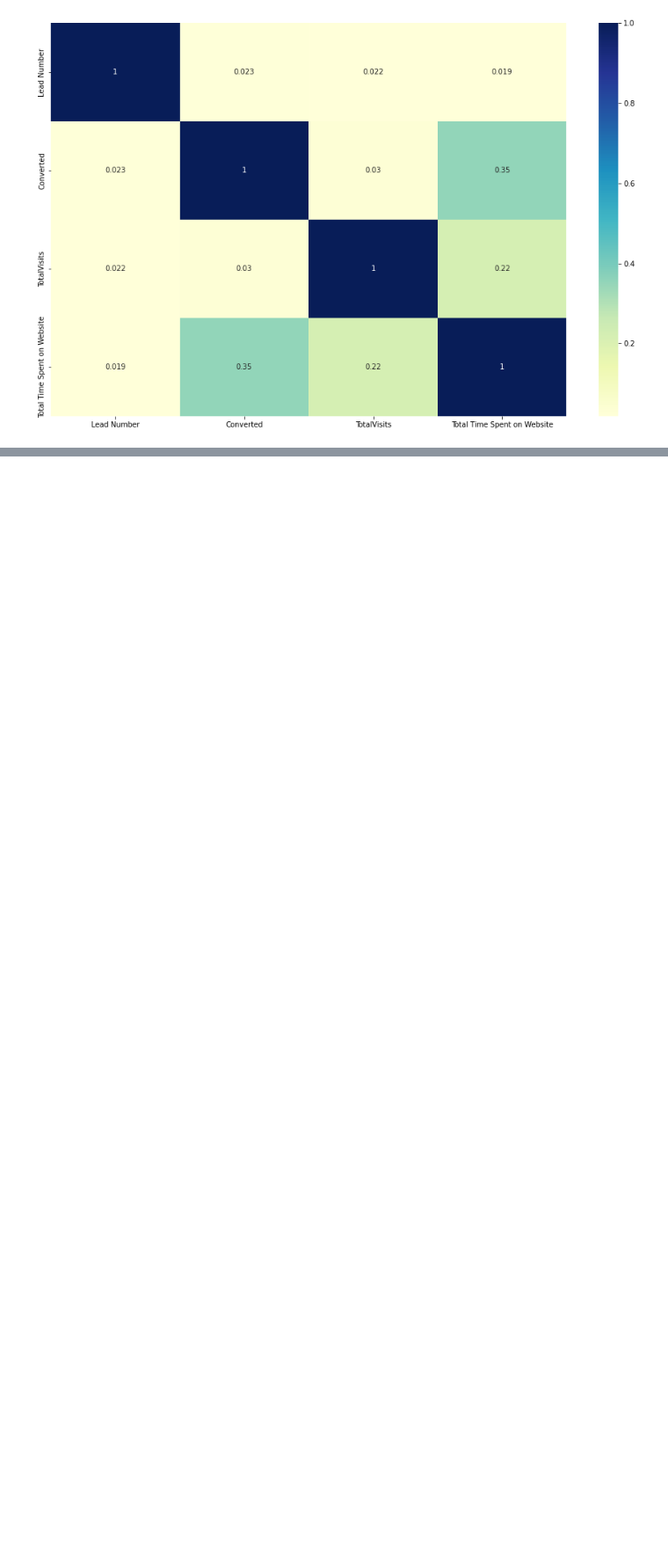
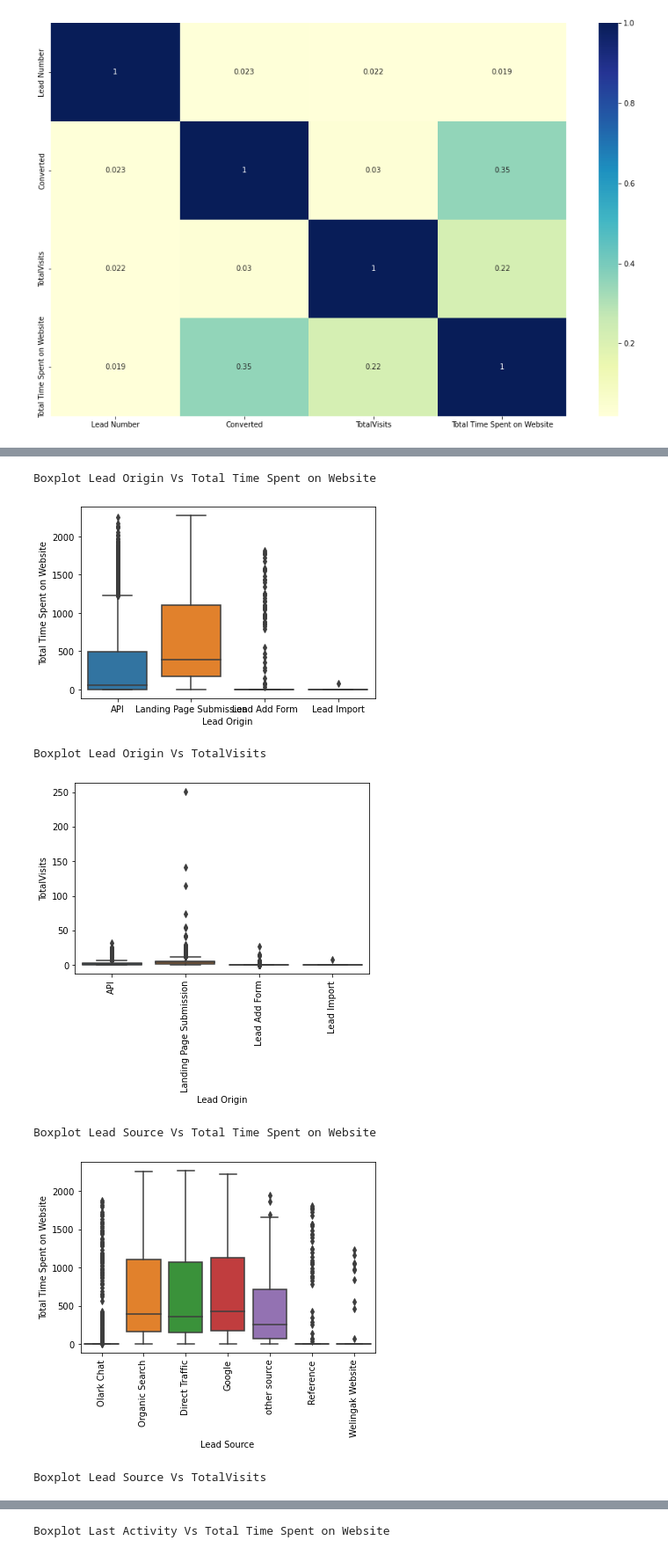
Before and after one commit to A9584/Lead_scoring_analysis, a Jupyter notebook: Upgrad lead scoring assignment.ipynb, the cells around one changed output, grey strips where cells are left out. Shown at 88% size. Drawn from its saved outputs; the diff is of its cells as text; code cells hidden in the pictures; blank space fills up the shorter version.

```diff
--- a/Upgrad lead scoring assignment.ipynb
+++ b/Upgrad lead scoring assignment.ipynb
@@ -1011,0 +1021,7 @@ plt.show()
+# %%
+id_cols=['Prospect ID','Lead Number']
+cat_cols=['Lead Origin','Lead Source','Last Activity','Specialization','What is your current occupation',
+         'Tags', 'City', 'A free copy of Mastering The Interview','Last Notable Activity', 'Converted']
+num_cols=['Total Time Spent on Website','TotalVisits']
+# %%
+leads = leads.astype({"Converted":'object'})
@@ -1011,0 +1048,15 @@ plt.show()
+# %%
+for i in cat_cols:
+    for j in num_cols:
+        print("Boxplot",i,"Vs",j)
+        sns.boxplot(leads[i],leads[j])
+        plt.show()
+        plt.xticks(rotation=90)
+# %% [output]
+Boxplot Lead Origin Vs Total Time Spent on Website
+[figure, added]
+Boxplot Lead Origin Vs TotalVisits
+[figure, added]
+Boxplot Lead Source Vs Total Time Spent on Website
+[figure, added]
+Boxplot Lead Source Vs TotalVisits
@@ -1011,0 +1064 @@ plt.show()
+Boxplot Last Activity Vs Total Time Spent on Website
```
Also changed, not shown: parts of 7 cells of this notebook.
